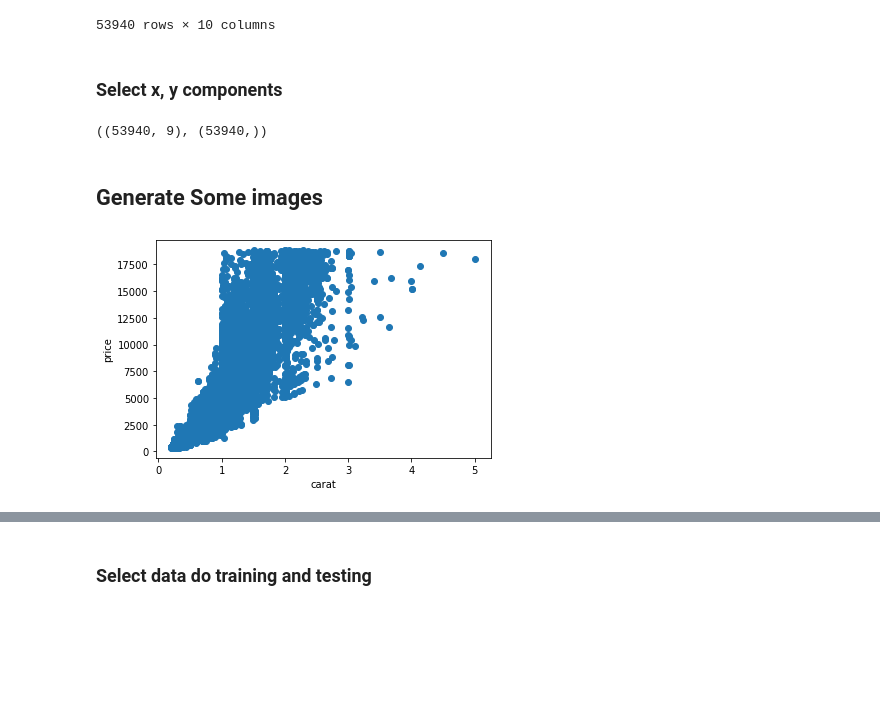
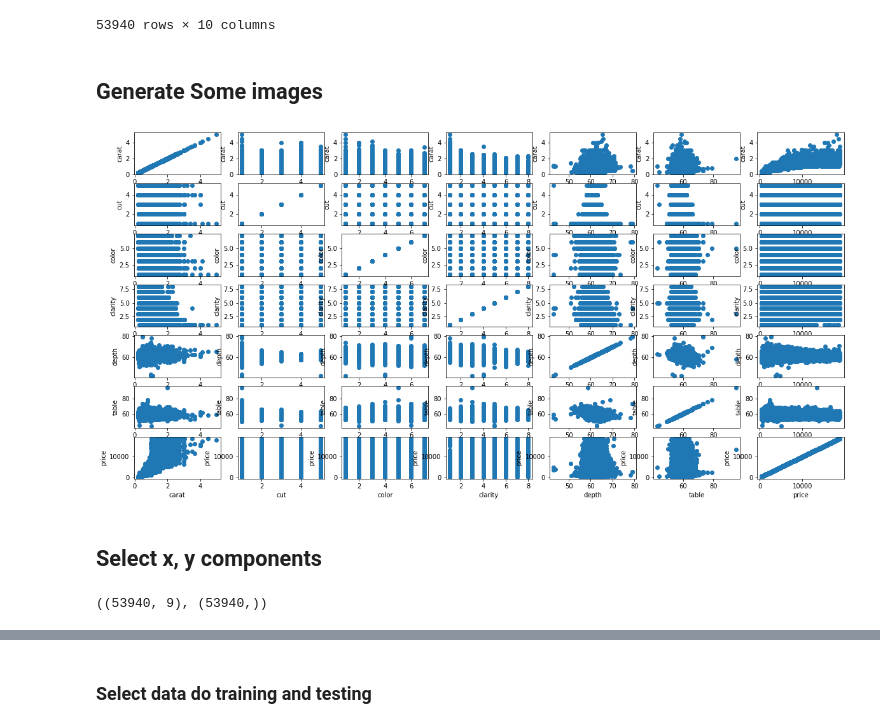
Before and after one commit to andresroliveira/MachineLearning, a Jupyter notebook: linear_regression.ipynb, the cells around one changed output, grey strips where cells are left out. Drawn from its saved outputs; the diff is of its cells as text; code cells hidden in the pictures; blank space fills up the shorter version.

```diff
--- a/linear_regression.ipynb
+++ b/linear_regression.ipynb
@@ -26,8 +26,31 @@ data
 | 53938 | 0.86 | 4.0 | 3.0 | 2.0 | 61.0 | 58.0 | 2757.0 | 6.15 | 6.12 | 3.74 |
 | 53939 | 0.75 | 5.0 | 7.0 | 2.0 | 62.2 | 55.0 | 2757.0 | 5.83 | 5.87 | 3.64 |
 53940 rows × 10 columns
+# %% [markdown]
+## Generate Some images
+# %%
+# 0:carat, 4:depth, 5:table
+title = ["carat", "cut", "color", "clarity", "depth", "table", "price"]
+n = len(title)
+
+plt.figure(figsize=(20,10))
+
+for i in range(n):
+    for j in range(n):
+        plt.subplot(n, n, i + n * j + 1)
+
+        t = title[i]
+        s = title[j]
+
+        plt.plot(data[t], data[s], 'o')
+        plt.xlabel(t)
+        plt.ylabel(s)
+
+plt.show()
+# %% [output]
+[figure, added]
 # %% [markdown]
-### Select x, y components
+## Select x, y components
 # %%
 y_data = data.pop('price')
 x_data = data
@@ -38,12 +61,3 @@ y_data = y_data.to_numpy()
 x_data.shape, y_data.shape
 # %% [output]
 ((53940, 9), (53940,))
-# %% [markdown]
-## Generate Some images
-# %%
-plt.scatter(x = x_data[:,0], y = y_data)
-plt.xlabel('carat')
-plt.ylabel('price')
-plt.show()
-# %% [output]
-[figure, removed]
```
Also changed, not shown: parts of 6 cells of this notebook.
